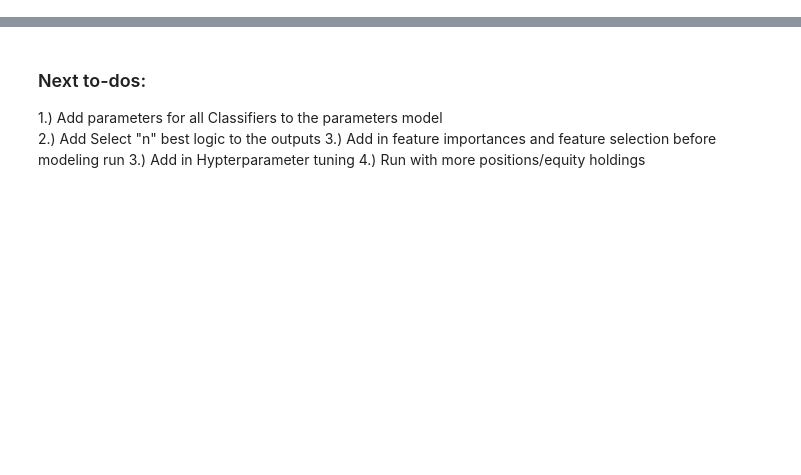
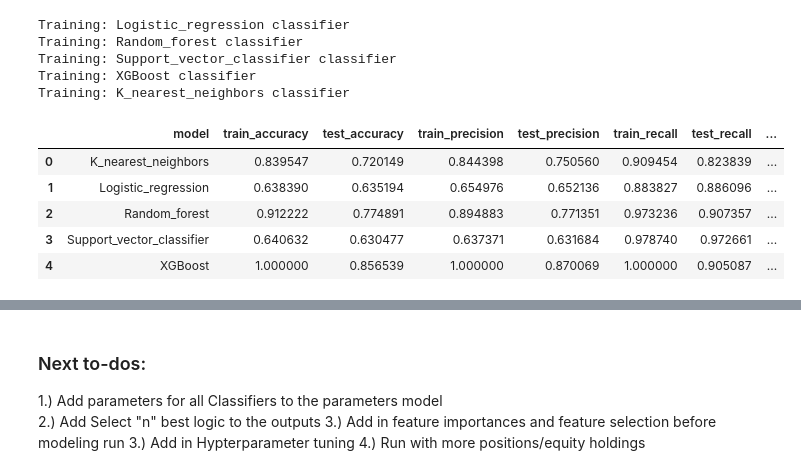
Before and after one commit to AlexDeshowitz/stock-classification-new, a Jupyter notebook: notebooks/Notebook_Machine-learning.ipynb, the cells around one changed output, grey strips where cells are left out. Cells and saved outputs as stored; diff of their text form; code cells hidden in the pictures; blank space fills up the shorter version.

```diff
--- a/notebooks/Notebook_Machine-learning.ipynb
+++ b/notebooks/Notebook_Machine-learning.ipynb
@@ -256,7 +274,8 @@ parameters = {'continuous_feature_cutoff' : 0.6,
               'cross_val_splits' : 5,
               'c' : 1.0,
               'kernel' : 'rbf',
-              'gamma' : 'scale'
+              'gamma' : 'scale',
+              'optimization_target' : 'test_false_positives' # other_useful_inputs: train_accuracy, test_accuracy, train_precision, train_recall, test_recall, true_positives, false_positives
             }
 # %%
 # remove the null values from the dataset and drop un-needed columns for the classifier:
@@ -286,27 +288,0 @@ def train_model(X_train: np.array,X_test: np.array, y_train: np.array, y_test: n
-# %%
-# start with just creating a logistic regression and getting a confusion matrix, then scale to K-fold
-
-y_train = y_train.values.ravel()
-#y_train = np.array(y_train).reshape(-1, 1)
-
-clf = LogisticRegression(penalty = 'l2', max_iter= 100000, random_state = 1187, C = 1.0, n_jobs = -1)
-
-
-clf.fit(X = X_train, y = y_train)
-y_pred = clf.predict(X_train)
-
-# show the confusion matrix and the accuracy measures:
-
-accuracy = clf.score(X = X_train, y = y_train)
-precision = precision_score(y_true = y_train, y_pred = y_pred)
-recall = recall_score(y_true = y_train, y_pred = y_pred)
-conf_matrix = confusion_matrix(y_pred = y_pred, y_true = y_train)
-# %%
-classifiers = { 'Logistic_regression' : LogisticRegression(penalty = 'l2', max_iter= 100000, random_state = 1187, C = 1.0, n_jobs = -1),
-                'Random_forest' : RandomForestClassifier(n_estimators= 200, criterion= 'gini', min_samples_split = 2, max_features = 'sqrt', n_jobs = -1, random_state= 1187),
-                'Support_vector_classifier' : SVC(random_state= 1187),
-                'XGBoost' :  XGBClassifier(use_label_encoder=False, eval_metric='logloss', n_jobs = -1),
-                'K_nearest_neighbors' : KNeighborsClassifier()
-
-
-                }
@@ -862,0 +480,8 @@ classifier = logistic_regression(X = X_train, y = y_train)
+# %%
+detailed_output, summary_output, feat_impt, feat_impt_summary = train_models(X_train = X_train, X_test = X_test, y_train = y_train, y_test= y_test, parameters = parameters)
+# %% [output]
+Training: Logistic_regression classifier
+Training: Random_forest classifier
+Training: Support_vector_classifier classifier
+Training: XGBoost classifier
+Training: K_nearest_neighbors classifier
@@ -862,0 +493,9 @@ classifier = logistic_regression(X = X_train, y = y_train)
+# %%
+summary_output
+# %% [output]
+|  | model | train_accuracy | test_accuracy | train_precision | test_precision | train_recall | test_recall | ... |
+| 0 | K_nearest_neighbors | 0.839547 | 0.720149 | 0.844398 | 0.750560 | 0.909454 | 0.823839 | ... |
+| 1 | Logistic_regression | 0.638390 | 0.635194 | 0.654976 | 0.652136 | 0.883827 | 0.886096 | ... |
+| 2 | Random_forest | 0.912222 | 0.774891 | 0.894883 | 0.771351 | 0.973236 | 0.907357 | ... |
+| 3 | Support_vector_classifier | 0.640632 | 0.630477 | 0.637371 | 0.631684 | 0.978740 | 0.972661 | ... |
+| 4 | XGBoost | 1.000000 | 0.856539 | 1.000000 | 0.870069 | 1.000000 | 0.905087 | ... |
```
Also changed, not shown: parts of 18 cells of this notebook, 16 other files.
